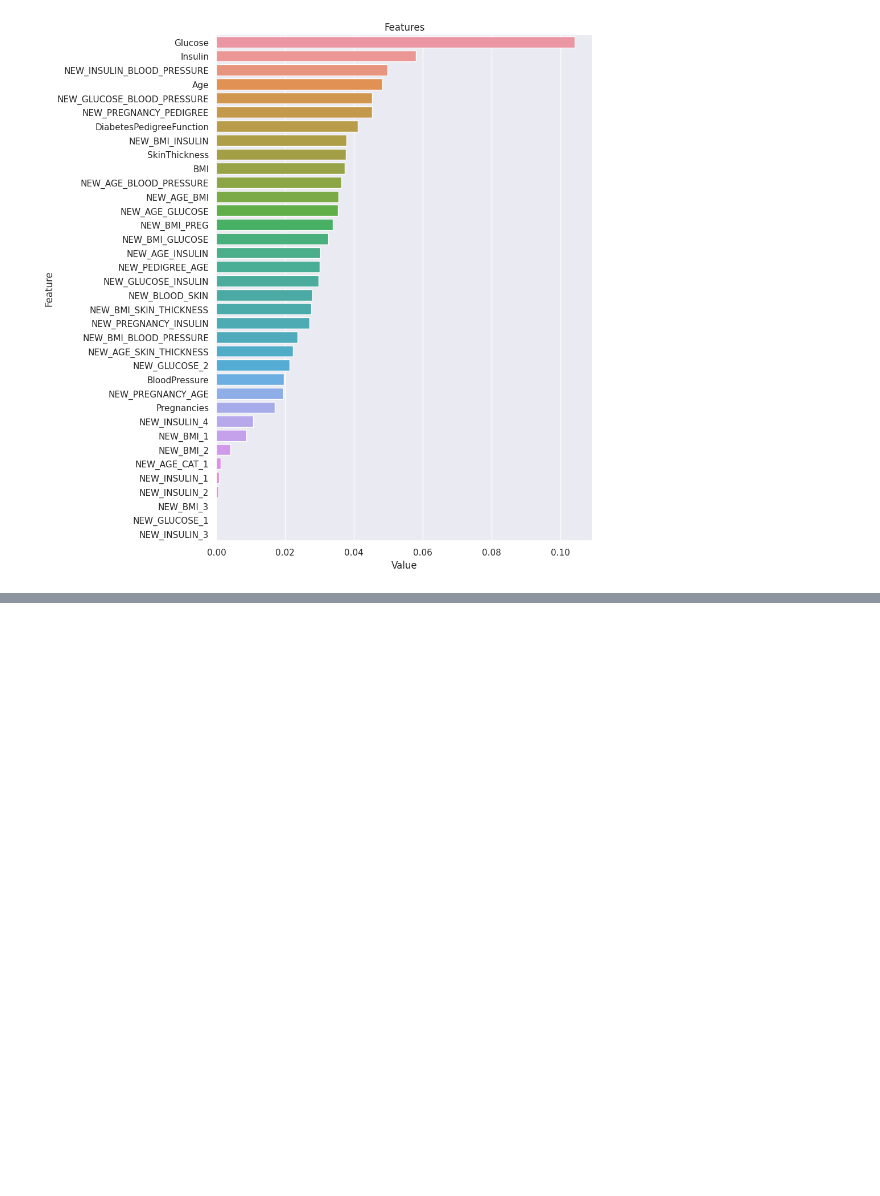
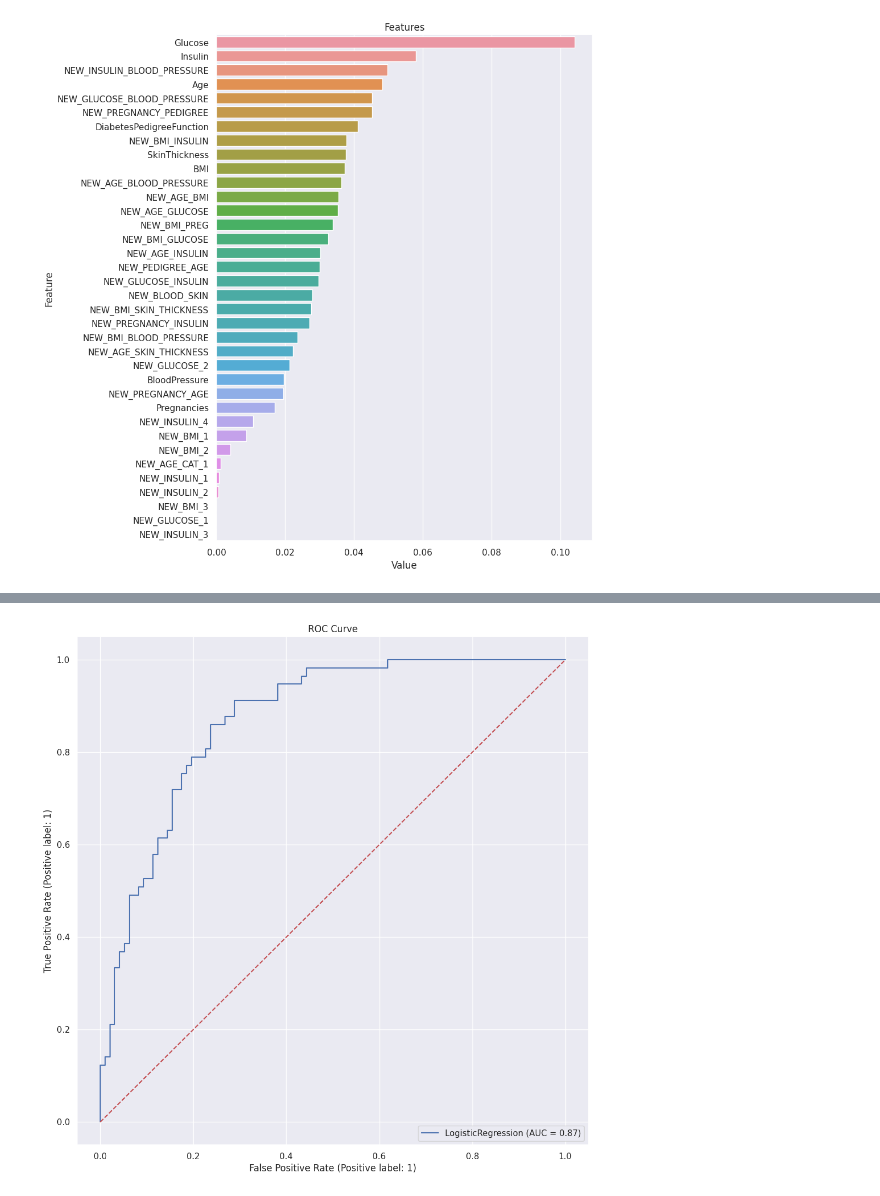
Before and after one commit to osmanacar/diabetes_eda_ml_prediction, a Jupyter notebook: diabetes-eda-ml-prediction.ipynb, the cells around one changed output, grey strips where cells are left out. Cells and saved outputs as stored; diff of their text form; code cells hidden in the pictures; blank space fills up the shorter version.

```diff
--- a/diabetes-eda-ml-prediction.ipynb
+++ b/diabetes-eda-ml-prediction.ipynb
@@ -618,0 +670,9 @@ plot_importance(rf_model, X_train)
+# %%
+X_train, X_test, y_train, y_test = train_test_split(X, y, test_size=0.20, random_state=17)
+
+log_model = LogisticRegression().fit(X_train, y_train)
+y_pred = log_model.predict(X_test)
+y_prob = log_model.predict_proba(X_test)[:, 1]
+
+print(classification_report(y_test, y_pred))
+roc_auc_score(y_test, y_prob)
@@ -618,0 +695,7 @@ plot_importance(rf_model, X_train)
+# %%
+RocCurveDisplay.from_estimator(log_model, X_test, y_test)
+plt.title("ROC Curve")
+plt.plot([0, 1], [0, 1], "r--")
+plt.show()
+# %% [output]
+[figure, added]
```
Also changed, not shown: parts of 16 cells of this notebook.
